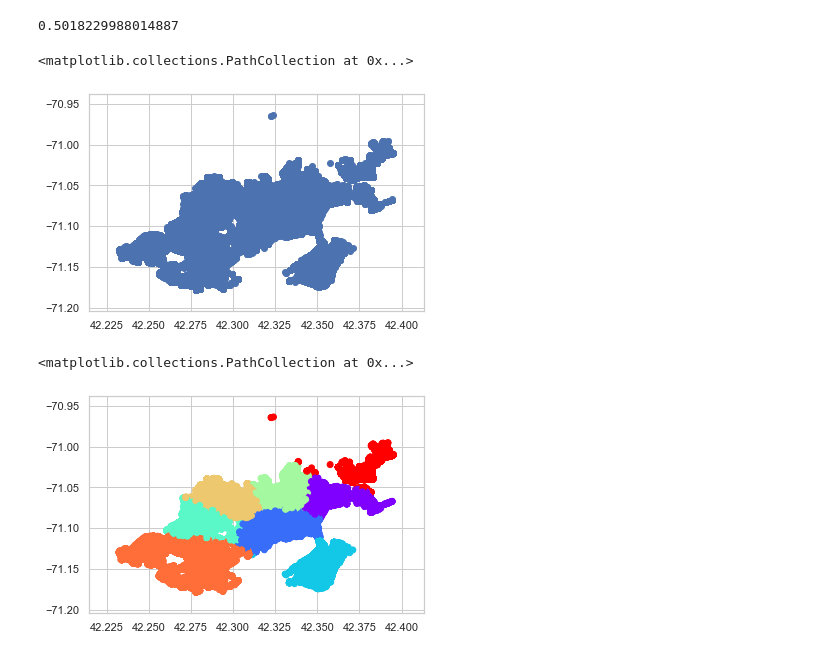
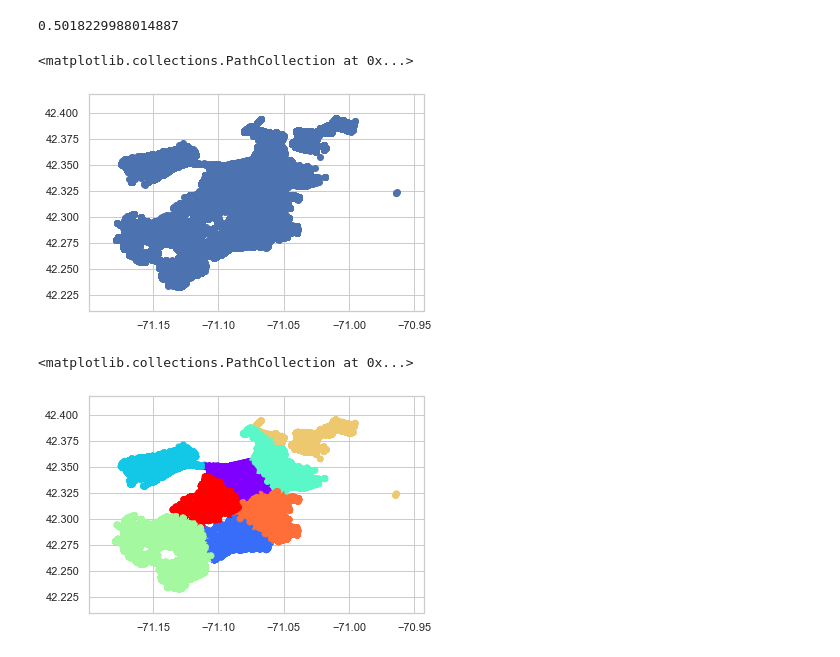
Before and after one commit to cs109a-crime/cs109a-crime.github.io, a Jupyter notebook: notebooks/nicks_model_notebook.ipynb, the cells around one changed output. Saved outputs shown, nothing was run; the diff lists cells and outputs as text; code cells hidden in the pictures.

Commit message:
kmeans stuff

```diff
--- a/notebooks/nicks_model_notebook.ipynb
+++ b/notebooks/nicks_model_notebook.ipynb
@@ -54,5 +56,5 @@ accuracy_score(rf.predict(X_test), y_test)
 # %% [output]
 0.5018229988014887
 # %%
-km = KMeans().fit(X_train[['Lat', 'Long']])
+km = KMeans().fit(X_train[['Long', 'Lat']])
 # %%
@@ -60,10 +62,10 @@ y_train_pred = km.predict(X_train[['Lat', 'Long']])
 # %%
-plt.scatter(X_train['Lat'], X_train['Long'])
+plt.scatter(X_train['Long'], X_train['Lat'])
 # %% [output]
 <matplotlib.collections.PathCollection at 0x...>
-[figure, old version]
+[figure, new version]
 # %%
-plt.scatter(X_train['Lat'],X_train['Long'], c=km.labels_, cmap='rainbow')
+plt.scatter(X_train['Long'], X_train['Lat'], c=km.labels_, cmap='rainbow')
 # %% [output]
 <matplotlib.collections.PathCollection at 0x...>
-[figure, old version]
+[figure, new version]
```
Also changed, not shown: parts of 10 cells of this notebook.
